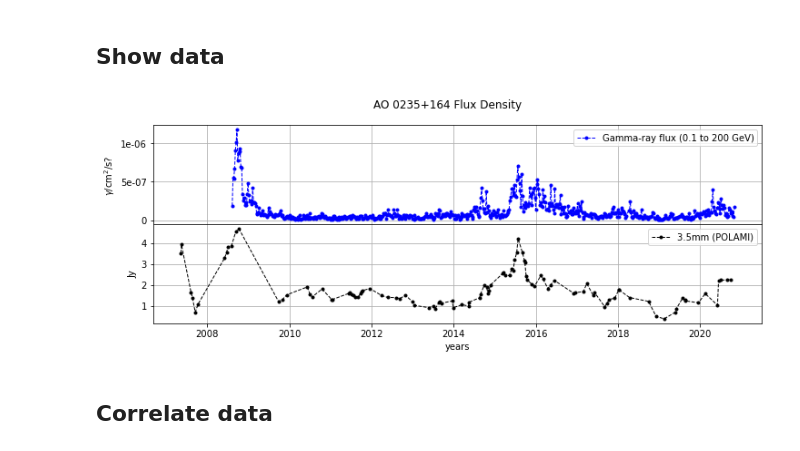
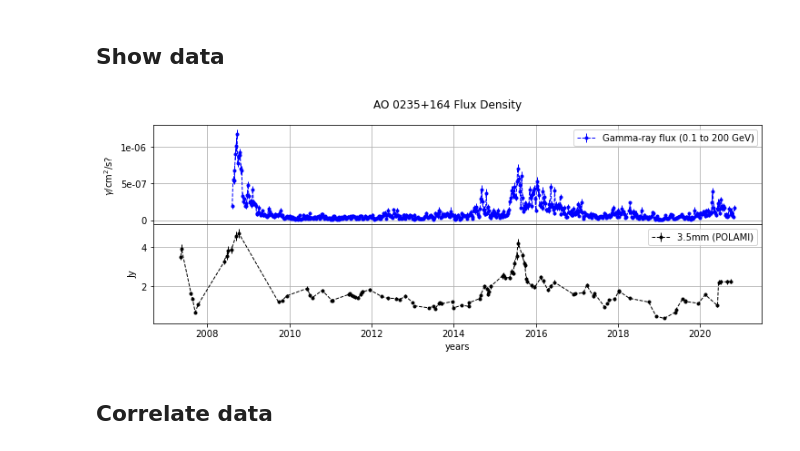
Before and after one commit to IAA-CSIC/MUTIS, a Jupyter notebook: docs/recipes/mutis_workflow.ipynb, the cells around one changed output. Drawn from its saved outputs; the diff is of its cells as text; code cells hidden in the pictures.

```diff
--- a/docs/recipes/mutis_workflow.ipynb
+++ b/docs/recipes/mutis_workflow.ipynb
@@ -65,7 +65,10 @@ data['gamma'].insert(0, 'year', value=Time(data['gamma']['MDJ'], format='mjd').j
 
 CFlux = np.where(np.logical_or(data['gamma']['UpperLimit'] == 'Ignored', data['gamma']['UpperLimit'] == 'Error'),
                          data['gamma']['Flux'], data['gamma']['UpperLimit'])
+CFluxErr = np.where(np.logical_or(data['gamma']['UpperLimit'] == 'Ignored', data['gamma']['UpperLimit'] == 'Error'),
+                         data['gamma']['Flux_Err'], data['gamma']['Flux_Err'])
 data['gamma'].insert(2, 'CFlux', value=np.asarray(CFlux, dtype=float))
+data['gamma'].insert(3, 'CFluxErr', value=np.asarray(CFluxErr, dtype=float))
 
 # Remove stupid data point
 data['gamma'].drop(584, inplace=True)
@@ -90,23 +93,23 @@ data['gamma']
 # %%
 fig, ax = plt.subplots(nrows=2, figsize=(12,4), sharex=True, gridspec_kw={'hspace':0.00})
 
 
-ax[0].plot(data['gamma']['year'], data['gamma']['CFlux'], 'b.--', label='Gamma-ray flux (0.1 to 200 GeV)', lw=1) # freq?
+ax[0].errorbar(data['gamma']['year'], data['gamma']['CFlux'], data['gamma']['CFluxErr'], fmt='b.--', label='Gamma-ray flux (0.1 to 200 GeV)', lw=1) # freq?
 ax[0].set_ylabel('$\gamma/\mathrm{cm}^2/\mathrm{s}?$')
 ax[0].legend()
 import matplotlib.ticker as mtick; ax[0].yaxis.set_major_formatter(mtick.FormatStrFormatter('%.1g'))
 ax[0].grid()
 
-ax[1].plot(data['3mm']['year'], data['3mm']['I'], 'k.--', label='3.5mm (POLAMI)', lw=1)  #data['3mm'].plot(x='year', y='I')
+ax[1].errorbar(data['3mm']['year'], data['3mm']['I'], data['3mm']['dI'], fmt='k.--', label='3.5mm (POLAMI)', lw=1)  #data['3mm'].plot(x='year', y='I')
 ax[1].set_ylabel('Jy')
 ax[1].legend()
 ax[1].grid()
 
 fig.suptitle('AO 0235+164 Flux Density')
 plt.xlabel('years')
 plt.show()
 # %% [output]
-[figure, old version]
+[figure, new version]
 # %% [markdown]
 ## Correlate data
 # %% [markdown]
```
Also changed, not shown: parts of 11 cells of this notebook.
